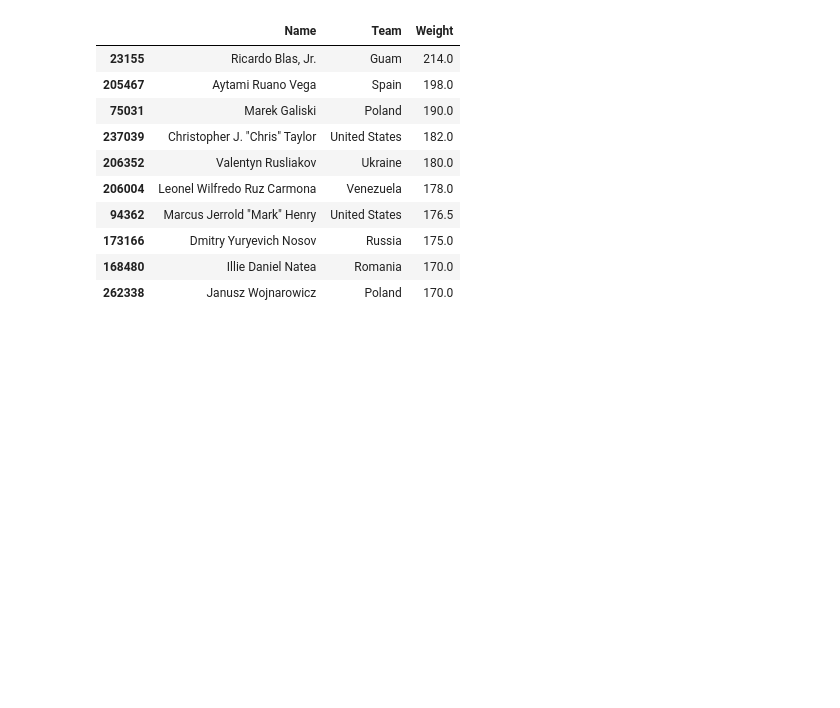
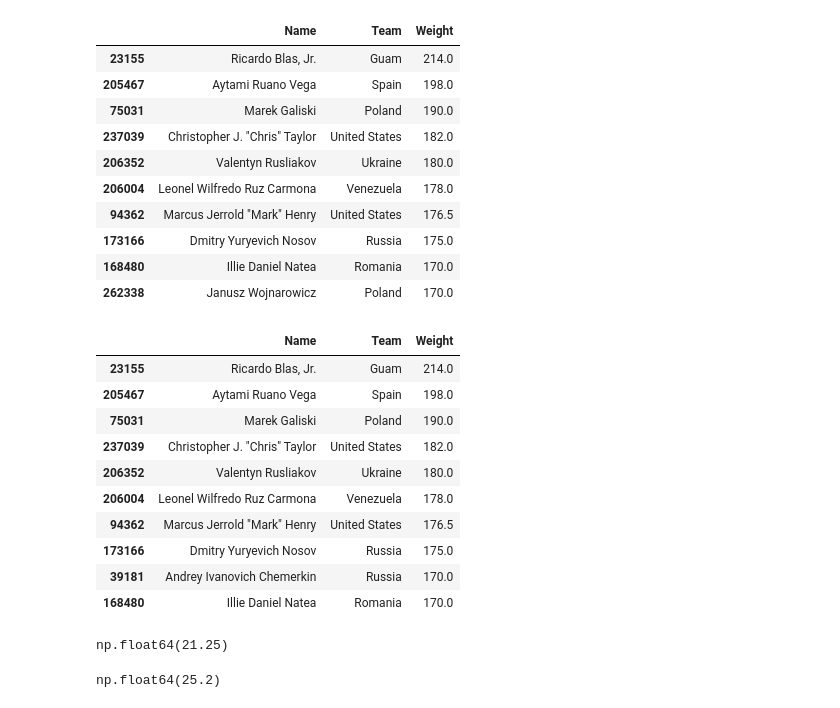
Before and after one commit to reuven/OReilly-2025-11November-data, a Jupyter notebook: OReilly - 2025-11November-20.ipynb, the cells around one changed output. Saved outputs shown, nothing was run; the diff lists cells and outputs as text; code cells hidden in the pictures; blank space fills up the shorter version.

```diff
--- a/OReilly - 2025-11November-20.ipynb
+++ b/OReilly - 2025-11November-20.ipynb
@@ -356,0 +352,44 @@ df.head()
+# %%
+(
+    df
+    [['Name', 'Team', 'Weight']]
+    .drop_duplicates()
+    .nlargest(columns='Weight', n=10)
+)
+# %% [output]
+|  | Name | Team | Weight |
+| 23155 | Ricardo Blas, Jr. | Guam | 214.0 |
+| 205467 | Aytami Ruano Vega | Spain | 198.0 |
+| 75031 | Marek Galiski | Poland | 190.0 |
+| 237039 | Christopher J. "Chris" Taylor | United States | 182.0 |
+| 206352 | Valentyn Rusliakov | Ukraine | 180.0 |
+| 206004 | Leonel Wilfredo Ruz Carmona | Venezuela | 178.0 |
+| 94362 | Marcus Jerrold "Mark" Henry | United States | 176.5 |
+| 173166 | Dmitry Yuryevich Nosov | Russia | 175.0 |
+| 39181 | Andrey Ivanovich Chemerkin | Russia | 170.0 |
+| 168480 | Illie Daniel Natea | Romania | 170.0 |
+# %%
+# Find the 10 shortest athletes. How old were they, on average?
+
+(
+    df
+    [['Age', 'Height']]
+    .drop_duplicates()
+    .nsmallest(columns='Height', n=10)
+    ['Age']
+    .mean()
+)
+# %% [output]
+np.float64(21.25)
+# %%
+
+(
+    df
+    [['Age', 'Height']]
+    .drop_duplicates()
+    .nlargest(columns='Height', n=10)
+    ['Age']
+    .mean()
+)
+# %% [output]
+np.float64(25.2)
```
Also changed, not shown: parts of 2 cells of this notebook.
